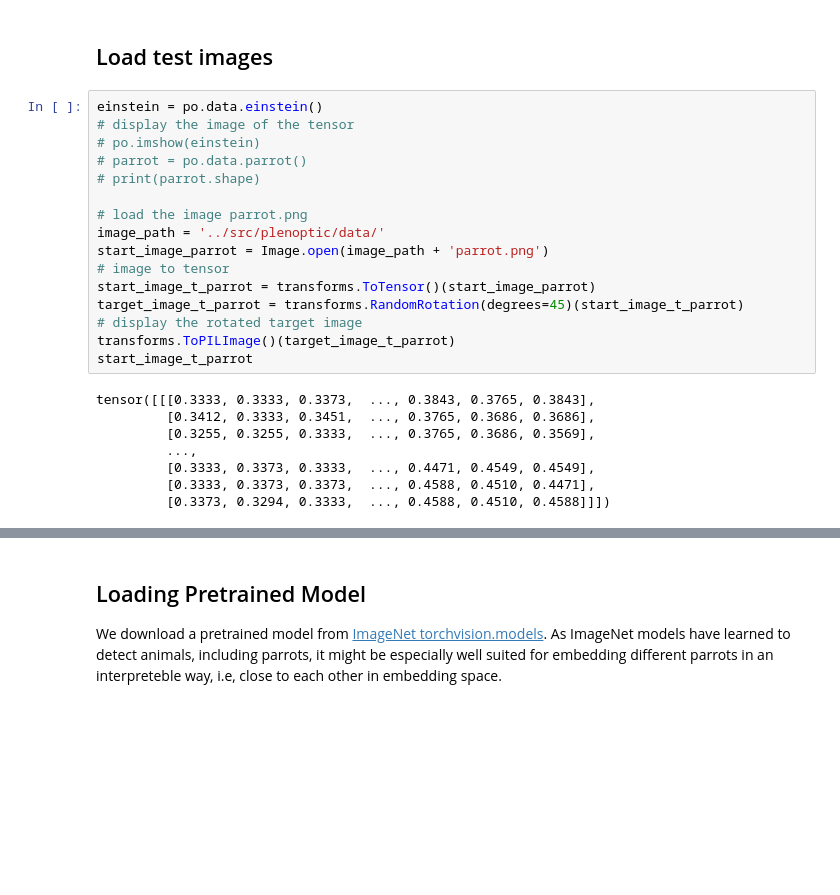
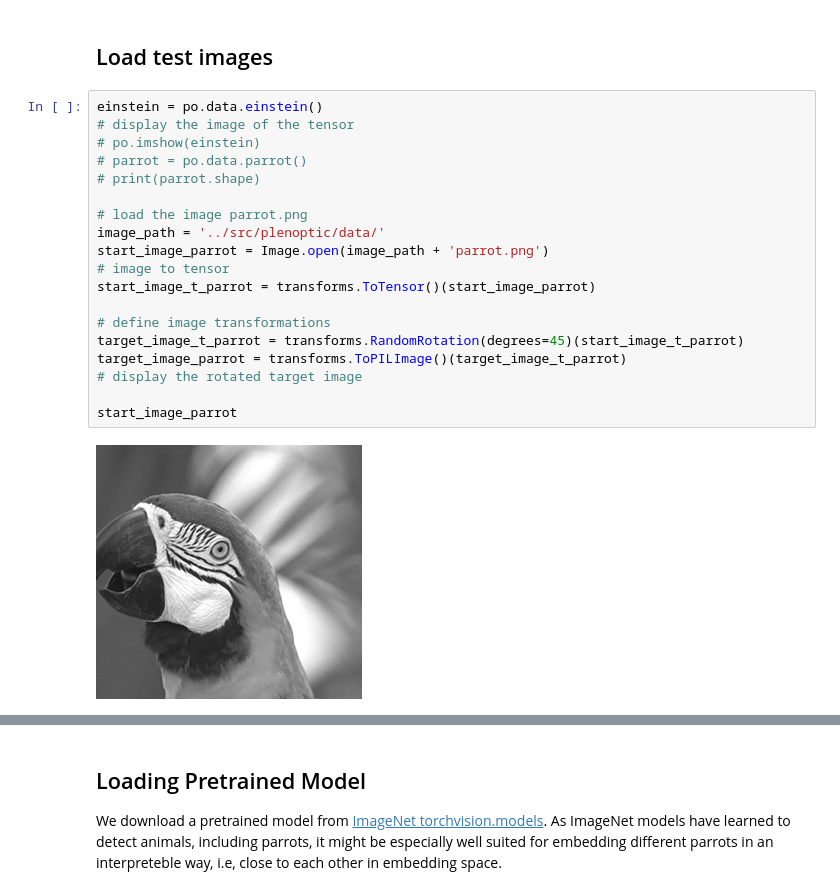
Before and after one commit to hmd101/plenoptic, a Jupyter notebook: examples/05_01_geodasics_sandbox.ipynb, the cells around one changed output, grey strips where cells are left out. Drawn from its saved outputs; the diff is of its cells as text; blank space fills up the shorter version.

```diff
--- a/examples/05_01_geodasics_sandbox.ipynb
+++ b/examples/05_01_geodasics_sandbox.ipynb
@@ -64,24 +62,21 @@ The autoreload extension is already loaded. To reload it, use:
 # %%
 einstein = po.data.einstein()
 # display the image of the tensor
 # po.imshow(einstein)
 # parrot = po.data.parrot()
 # print(parrot.shape)
 
 # load the image parrot.png
 image_path = '../src/plenoptic/data/'
 start_image_parrot = Image.open(image_path + 'parrot.png')
 # image to tensor
 start_image_t_parrot = transforms.ToTensor()(start_image_parrot)
+
+# define image transformations
 target_image_t_parrot = transforms.RandomRotation(degrees=45)(start_image_t_parrot)
+target_image_parrot = transforms.ToPILImage()(target_image_t_parrot)
 # display the rotated target image
-transforms.ToPILImage()(target_image_t_parrot)
-start_image_t_parrot
+
+start_image_parrot
 # %% [output]
-tensor([[[0.3333, 0.3333, 0.3373,  ..., 0.3843, 0.3765, 0.3843],
-         [0.3412, 0.3333, 0.3451,  ..., 0.3765, 0.3686, 0.3686],
-         [0.3255, 0.3255, 0.3333,  ..., 0.3765, 0.3686, 0.3569],
-         ...,
-         [0.3333, 0.3373, 0.3333,  ..., 0.4471, 0.4549, 0.4549],
-         [0.3333, 0.3373, 0.3373,  ..., 0.4588, 0.4510, 0.4471],
-         [0.3373, 0.3294, 0.3333,  ..., 0.4588, 0.4510, 0.4588]]])
+[figure, added]
```
Also changed, not shown: parts of 14 cells of this notebook.
